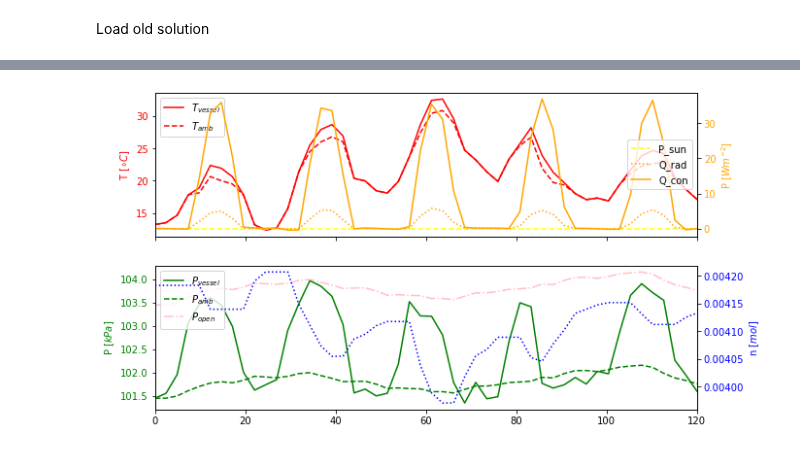
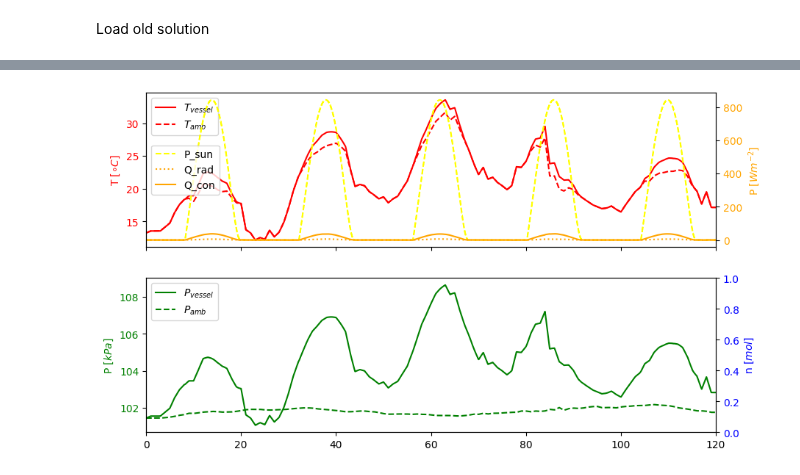
Before and after one commit to Olviel/Thermal_Soft_Robotics, a Jupyter notebook: Thermal_actuation/Model/Pressure_vessel/Process_results.ipynb, the cells around one changed output, grey strips where cells are left out. Saved outputs shown, nothing was run; the diff lists cells and outputs as text; code cells hidden in the pictures.

```diff
--- a/Thermal_actuation/Model/Pressure_vessel/Process_results.ipynb
+++ b/Thermal_actuation/Model/Pressure_vessel/Process_results.ipynb
@@ -113,12 +113,13 @@ hours = np.arange(n_days*24)*60*60
 Load old solution
 # %%
 #Load old solution
-sol = load('..\\Saved_solutions\\2023_7_6_n5_20230811_174100_0_0_0_sol.joblib')
+#sol = load('..\\Saved_solutions\\2023_7_6_n5_20230811_174100_0_0_0_sol.joblib')
+sol = load(r'\\sun\\\overvelde\\group-folder\\PROJECTS\\Thermal_soft_robotics_Olivier\\Git\\Thermal_Soft_Robotics\\Thermal_actuation\\Model\\Pressure_vessel\\Saved_solutions\\wo_valve_2023_7_6_n5_20231004_195746_0_0_0_sol.joblib')
 t=sol.t
 y=sol.y
 
 #Define solutions
 T = y[0] # Temperature in pressure vessel
 P = y[1] # Pressure in vessel
-P_act = y[2] # Pressure in actuator
-n_mol = y[3] # Amount of mol in vessel
+#P_act = y[2] # Pressure in actuator
+n_mol = y[-1] # Amount of mol in vessel
@@ -171,35 +176,35 @@ ax1.set_ylabel('T [$\\circ C$]',color='red')
 ax1.tick_params(axis='y', labelcolor='red')
 
 #ax2.plot(t/3600, P_sun_spline(t), color='yellow',label='P_sun',linestyle='--')
 ax2.plot(t/3600, df['P_sun'][0:len(t)], color='yellow',label='P_sun',linestyle='--')
 
 ax2.plot(t/3600, Q_rad/A[ii,jj], label='Q_rad', linestyle=':', color='orange')
 ax2.plot(t/3600, Q_con/A[ii,jj], label='Q_con', color='orange')
 ax2.tick_params(axis='y', labelcolor='orange')
 ax2.set_ylabel('P [$Wm^{-2}$]', color='orange')
 ax2.legend()
 
 # Second subplot for pressure and moles
 ax4 = ax3.twinx()  # Create a second y-axis for the second subplot
 ax3.plot(t/3600, y[1,:]/1000, color='green',label='$P_{vessel}$')
 #ax3.plot(t/3600, y[2,:]/1000, color='red',label='Act')
 ax3.plot(t/3600, P_amb_spline(t)/1000, color='green', linestyle='--',label='$P_{amb}$')
-ax3.plot(t/3600, (y[2,:]+P_open)/1000, color='pink', linestyle='-.',label='$P_{open}$')
+#ax3.plot(t/3600, (y[2,:]+P_open)/1000, color='pink', linestyle='-.',label='$P_{open}$')
 #ax3.plot(t/3600, (y[2,:]+P_close)/1000, color='pink', linestyle='-.',label='$P_{close}$')
 #ax3.plot(t/3600, (P_amb-P_in)/1000, color='pink', linestyle='--',label='$P_{in}$')
 ax3.set_ylabel('P [$kPa$]', color='green')
 ax3.tick_params(axis='y', labelcolor='green')
 ax3.legend(loc='upper left')
 
-ax4.plot(t/3600, y[-1,:], color='blue',linestyle=':')  # Plot n_mol on the second y-axis
+#ax4.plot(t/3600, y[-1,:], color='blue',linestyle=':')  # Plot n_mol on the second y-axis
 ax4.set_ylabel('n [$mol$]', color='blue')
 ax4.tick_params(axis='y', labelcolor='blue')
 
 
 plt.xlim(0,n_days*24)
 #plt.savefig(f"..\\figures\\{file_path[-15:-4]}_{current_time}.svg", format="svg")
 plt.show()
 # %% [output]
-[figure, old version]
+[figure, new version]
 # %%
 #v_expelled[i]=v_expelled[i]+ ((n_mol[i-1]-n_mol[i])*R*T_amb_w[i] /P_amb[i])*1000
```
Also changed, not shown: parts of 4 cells of this notebook, 1 other file.
